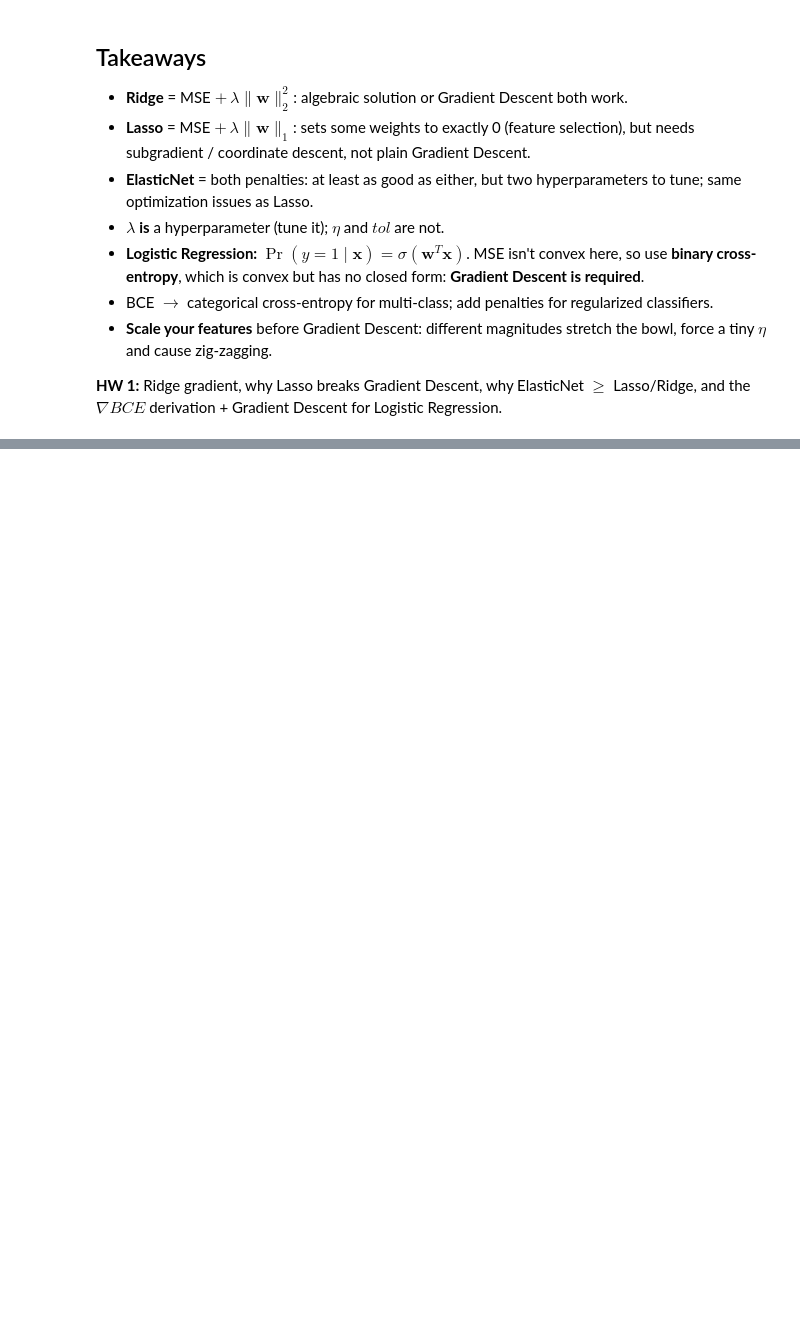
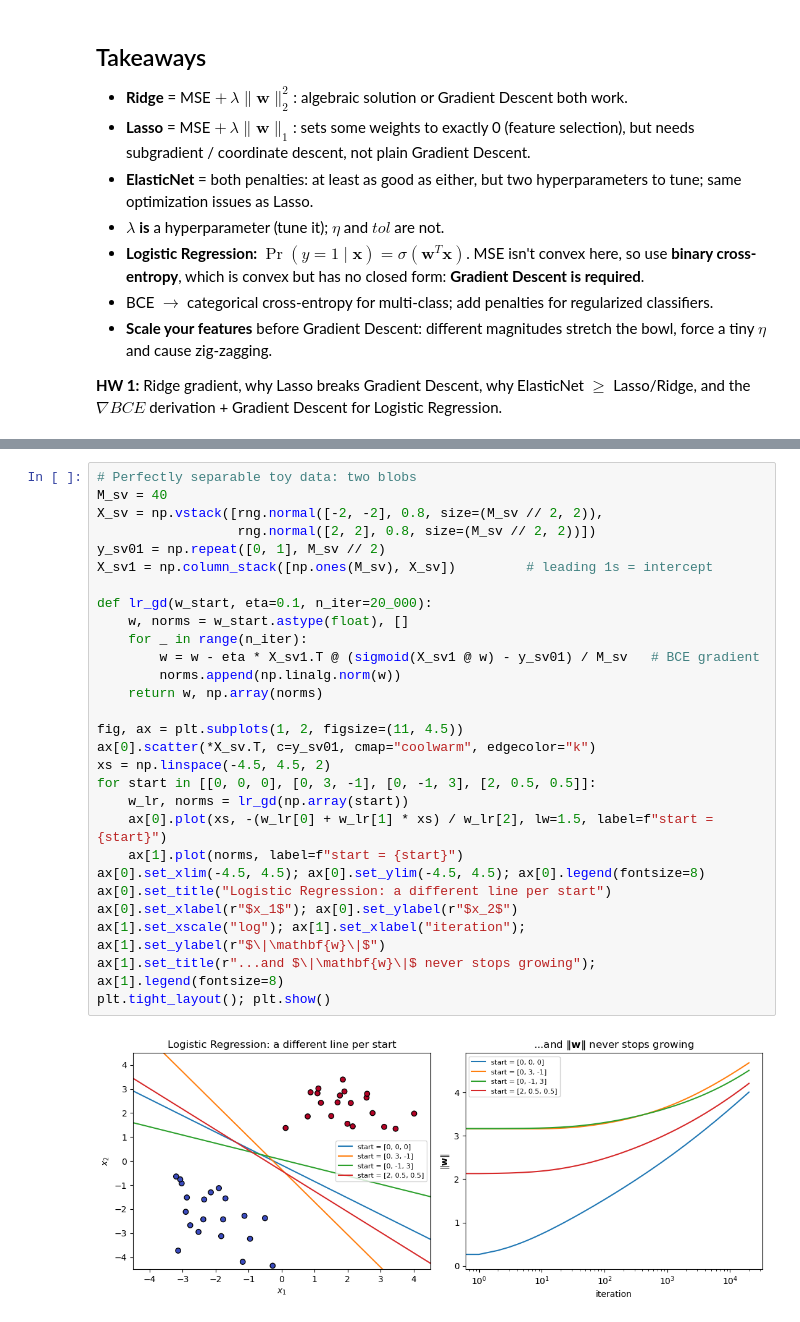
Before and after one commit to AdiRosenstock/STAT-362-Advanced-Machine-Learning, a Jupyter notebook: Notebook.ipynb, the cells around one changed output, grey strips where cells are left out. Drawn from its saved outputs; the diff is of its cells as text; blank space fills up the shorter version.

```diff
--- a/Notebook.ipynb
+++ b/Notebook.ipynb
@@ -635,0 +664,30 @@ $\nabla BCE$ derivation + Gradient Descent for Logistic Regression.
+# %%
+# Perfectly separable toy data: two blobs
+M_sv = 40
+X_sv = np.vstack([rng.normal([-2, -2], 0.8, size=(M_sv // 2, 2)),
+                  rng.normal([2, 2], 0.8, size=(M_sv // 2, 2))])
+y_sv01 = np.repeat([0, 1], M_sv // 2)
+X_sv1 = np.column_stack([np.ones(M_sv), X_sv])         # leading 1s = intercept
+
+def lr_gd(w_start, eta=0.1, n_iter=20_000):
+    w, norms = w_start.astype(float), []
+    for _ in range(n_iter):
+        w = w - eta * X_sv1.T @ (sigmoid(X_sv1 @ w) - y_sv01) / M_sv   # BCE gradient
+        norms.append(np.linalg.norm(w))
+    return w, np.array(norms)
+
+fig, ax = plt.subplots(1, 2, figsize=(11, 4.5))
+ax[0].scatter(*X_sv.T, c=y_sv01, cmap="coolwarm", edgecolor="k")
+xs = np.linspace(-4.5, 4.5, 2)
+for start in [[0, 0, 0], [0, 3, -1], [0, -1, 3], [2, 0.5, 0.5]]:
+    w_lr, norms = lr_gd(np.array(start))
+    ax[0].plot(xs, -(w_lr[0] + w_lr[1] * xs) / w_lr[2], lw=1.5, label=f"start = {start}")
+    ax[1].plot(norms, label=f"start = {start}")
+ax[0].set_xlim(-4.5, 4.5); ax[0].set_ylim(-4.5, 4.5); ax[0].legend(fontsize=8)
+ax[0].set_title("Logistic Regression: a different line per start")
+ax[0].set_xlabel(r"$x_1$"); ax[0].set_ylabel(r"$x_2$")
+ax[1].set_xscale("log"); ax[1].set_xlabel("iteration"); ax[1].set_ylabel(r"$\|\mathbf{w}\|$")
+ax[1].set_title(r"...and $\|\mathbf{w}\|$ never stops growing"); ax[1].legend(fontsize=8)
+plt.tight_layout(); plt.show()
+# %% [output]
+[figure, added]
```
Also changed, not shown: parts of 18 cells of this notebook, 1 other file.
